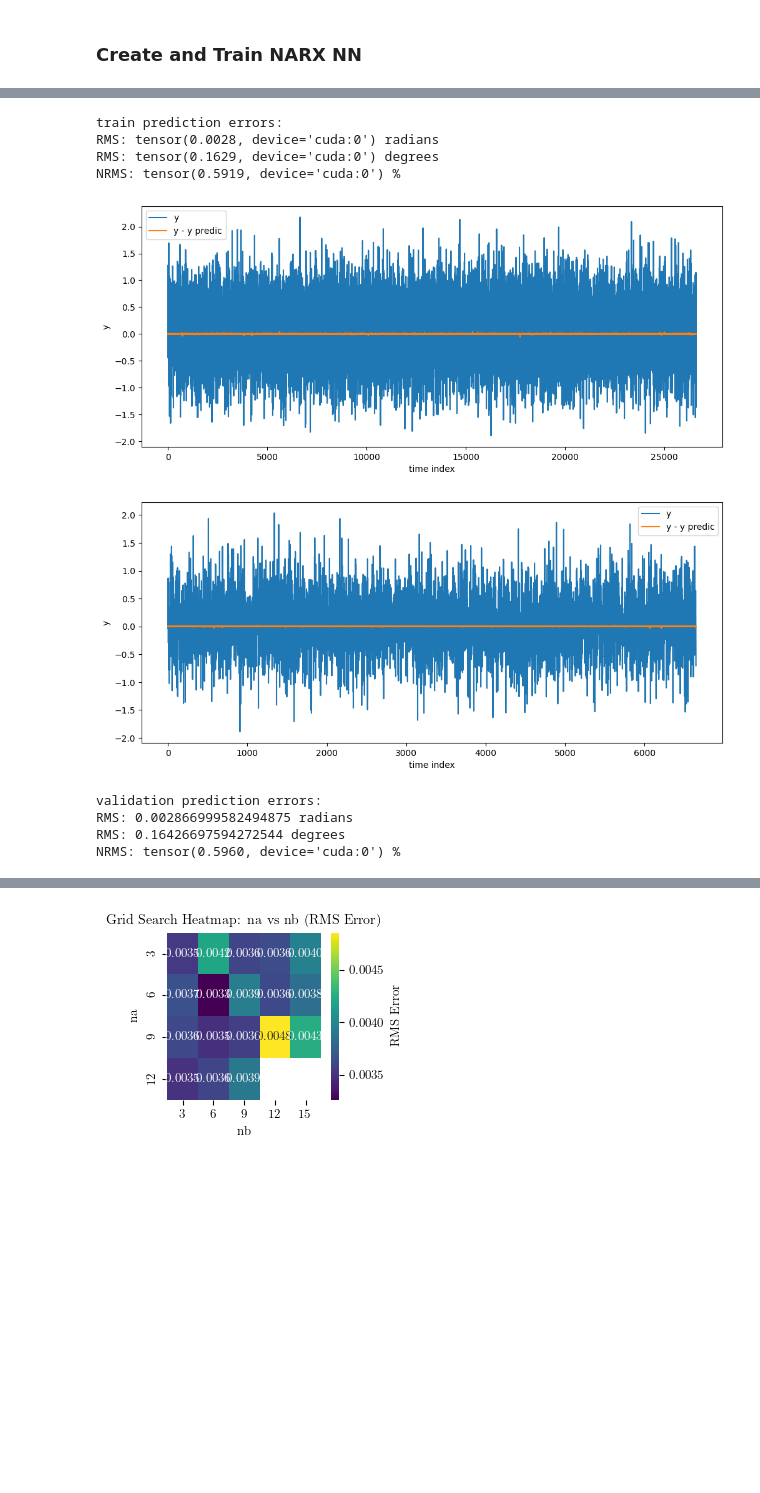
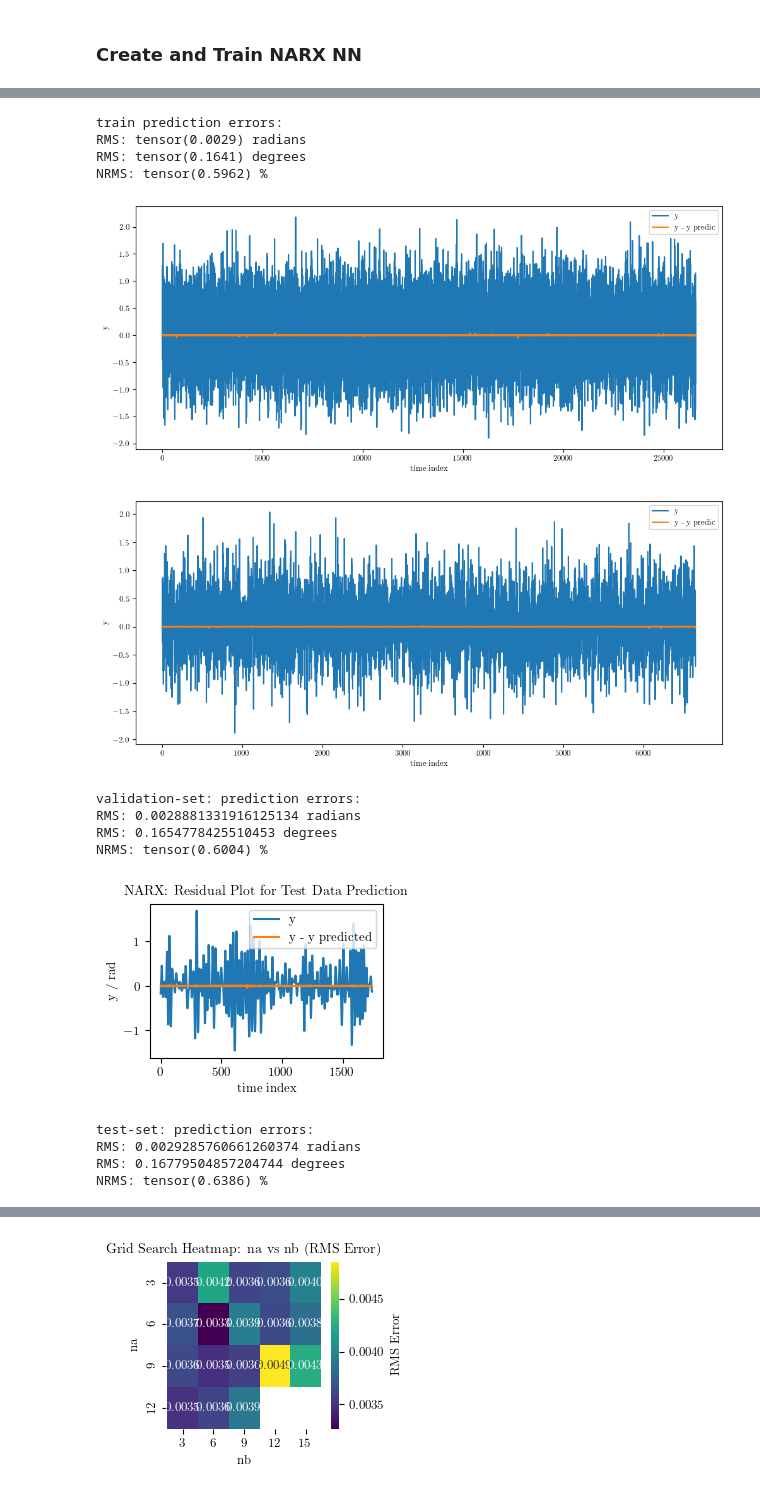
Before and after one commit to osilian/ml4sc-project, a Jupyter notebook: disc-benchmark-files/identification_NARX.ipynb, the cells around one changed output, grey strips where cells are left out. Drawn from its saved outputs; the diff is of its cells as text; code cells hidden in the pictures; blank space fills up the shorter version.

```diff
--- a/disc-benchmark-files/identification_NARX.ipynb
+++ b/disc-benchmark-files/identification_NARX.ipynb
@@ -99,6 +99,8 @@ na, nb = 7, 2
 testStartIndex = len(u_train)//20
 u_train_small = u_train[:-(testStartIndex+1)]
 y_train_small = th_train[:-(testStartIndex+1)]
+Xtest, Ytest = create_IO_data(u_train[-testStartIndex:], th_train[-(testStartIndex):], na, nb)
+Xtest, Ytest = [torch.as_tensor(x,dtype=torch.float32,device=device) for x in [Xtest, Ytest]]
 
 Xtrain, Xval, Ytrain, Yval = create_search_data(na, nb, uTrain=u_train_small, yTrain=y_train_small, testSize=0.2)
 u_train_mean = torch.mean(Xtrain[:,:nb]).item()
@@ -349,43 +356,66 @@ for epoch in range(epochs): #a)
 with torch.no_grad():
     Ytrain_pred_norm = model(Xtrain_norm)
     Ytrain_pred = dataNorm.denormalize(YData_norm=Ytrain_pred_norm)
     Ytrain = Ytrain.to(device)
     print('train prediction errors:')
     print('RMS:', torch.mean((Ytrain_pred-Ytrain)**2)**0.5,'radians')
     print('RMS:', torch.mean((Ytrain_pred-Ytrain)**2)**0.5/(2*np.pi)*360,'degrees')
     print('NRMS:', torch.mean((Ytrain_pred-Ytrain)**2)**0.5/Ytrain.std()*100,'%')
     res = Ytrain_pred - Ytrain #b)
     plt.figure(figsize=(12,5)) #b)
     plt.plot(Ytrain.cpu()) #b)
     plt.plot(res.cpu()) #b)
     plt.xlabel('time index'); plt.ylabel('y'); plt.legend(['y','y - y predic'])#b)
     plt.show() #b)
 
     Xval_norm, _ = dataNorm.normalize(XData=Xval, YData=Yval)
     Yval_pred_norm = model(Xval_norm)
     Yval_pred = dataNorm.denormalize(Yval_pred_norm)
     Yval = Yval.to(device)
     res = Yval_pred - Yval #b)
     plt.figure(figsize=(12,5)) #b)
     plt.plot(Yval.cpu()) #b)
     plt.plot(res.cpu()) #b)
     plt.xlabel('time index'); plt.ylabel('y'); plt.legend(['y','y - y predic'])#b)
     plt.show() #b)
-    print('validation prediction errors:')
+    print('validation-set: prediction errors:')
     print('RMS:', torch.mean((Yval_pred-Yval)**2).item()**0.5,'radians')
     print('RMS:', torch.mean((Yval_pred-Yval)**2).item()**0.5/(2*np.pi)*360,'degrees')
     print('NRMS:', torch.mean((Yval_pred-Yval)**2).item()**0.5/Yval.std()*100,'%')
+
+    # Test Set
+    Xtest_norm, _ = dataNorm.normalize(XData=Xtest, YData=Ytest)
+    Ytest_pred_norm = model(Xtest_norm)
+    Ytest_pred = dataNorm.denormalize(Ytest_pred_norm)
+    Ytest = Ytest.to(device)
+    res = Ytest_pred - Ytest #b)
+    plt.figure(figsize=(3,2)) #b)
+    plt.plot(Ytest.cpu()) #b)
+    plt.plot(res.cpu()) #b)
+    plt.title('NARX: Residual Plot for Test Data Prediction')
+    plt.xlabel('time index'); plt.ylabel('y / rad'); plt.legend(['y', 'y - y predicted'])#b)
+    #plt.savefig("NARX_Test_Prediction.pdf",bbox_inches='tight')
+    plt.show() #b)
+    print('test-set: prediction errors:')
+    print('RMS:', torch.mean((Ytest_pred-Ytest)**2).item()**0.5,'radians')
+    print('RMS:', torch.mean((Ytest_pred-Ytest)**2).item()**0.5/(2*np.pi)*360,'degrees')
+    print('NRMS:', torch.mean((Ytest_pred-Ytest)**2).item()**0.5/Ytest.std()*100,'%')
 # %% [output]
 train prediction errors:
-RMS: tensor(0.0028, device='cuda:0') radians
-RMS: tensor(0.1629, device='cuda:0') degrees
-NRMS: tensor(0.5919, device='cuda:0') %
+RMS: tensor(0.0029) radians
+RMS: tensor(0.1641) degrees
+NRMS: tensor(0.5962) %
-[figure, old version]
+[figure, new version]
-[figure, old version]
+[figure, new version]
-validation prediction errors:
-RMS: 0.002866999582494875 radians
-RMS: 0.16426697594272544 degrees
-NRMS: tensor(0.5960, device='cuda:0') %
+validation-set: prediction errors:
+RMS: 0.0028881331916125134 radians
+RMS: 0.1654778425510453 degrees
+NRMS: tensor(0.6004) %
+[figure, added]
+test-set: prediction errors:
+RMS: 0.0029285760661260374 radians
+RMS: 0.16779504857204744 degrees
+NRMS: tensor(0.6386) %
 # %%
 # Set up simulation for identified net
 #### What's done with the na and nb here???
```
Also changed, not shown: parts of 6 cells of this notebook.
